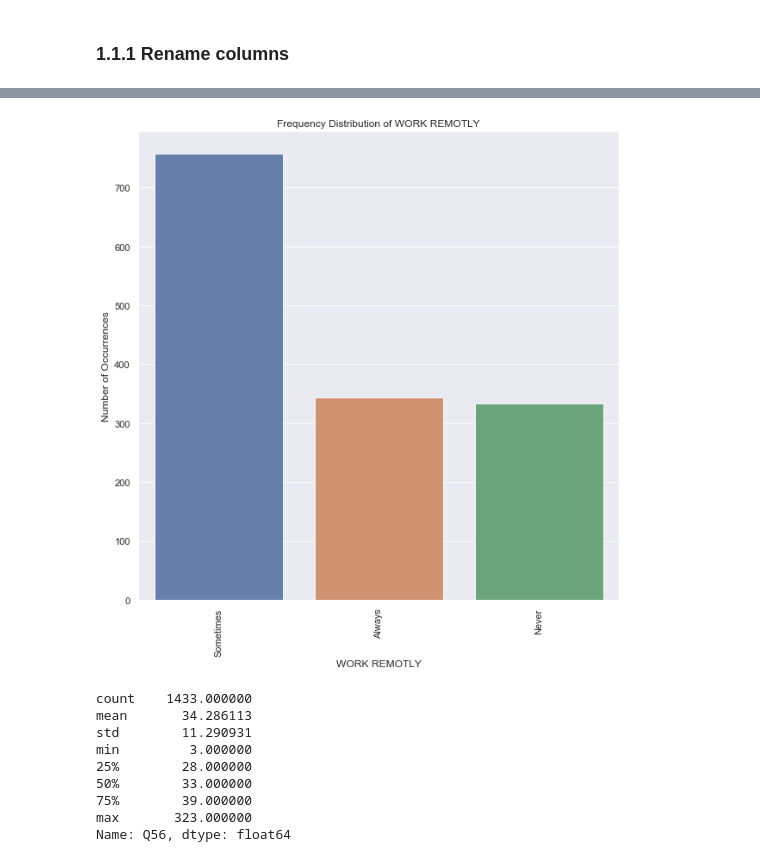
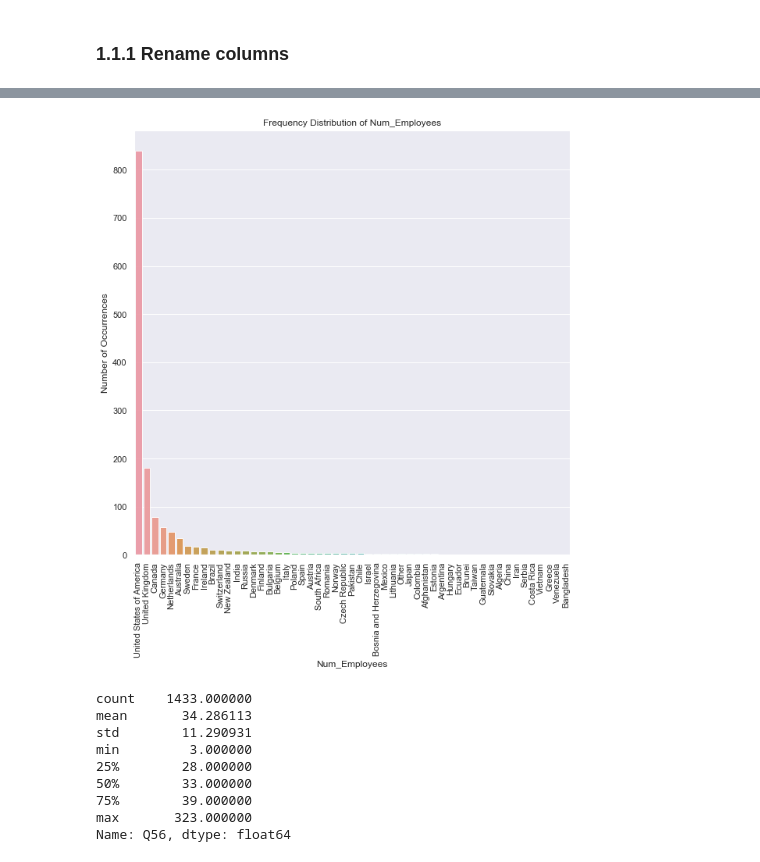
Before and after one commit to flaviacmr/Aprendizagem_Automatica, a Jupyter notebook: AA_201819_Project/AA_201819_Project/AA_201819_Project_FR2.ipynb, the cells around one changed output, grey strips where cells are left out. Cells and saved outputs as stored; diff of their text form; code cells hidden in the pictures.

```diff
--- a/AA_201819_Project/AA_201819_Project/AA_201819_Project_FR2.ipynb
+++ b/AA_201819_Project/AA_201819_Project/AA_201819_Project_FR2.ipynb
@@ -350,10 +344,10 @@ def plot_count(column, name):
     plt.xlabel(name, fontsize=12)
     plt.xticks(rotation=90)
     plt.show()
-# %%
-plot_count('Q63', 'WORK REMOTLY')
-# %% [output]
-[figure, removed]
+# %%
+plot_count('Country_Live', 'Num_Employees')
+# %% [output]
+[figure, added]
 # %%
 #Clean age column (age should be between 16 - 110)
 # %%
```
Also changed, not shown: parts of 54 cells of this notebook, 1 other file.
